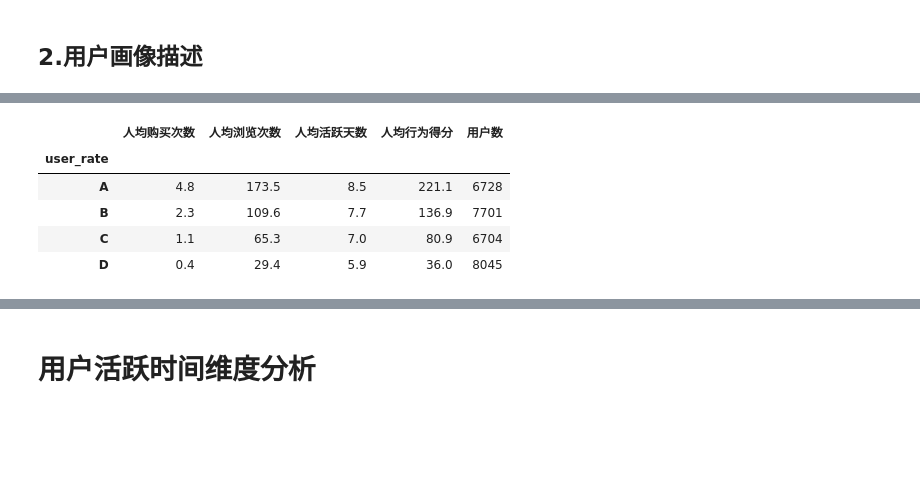
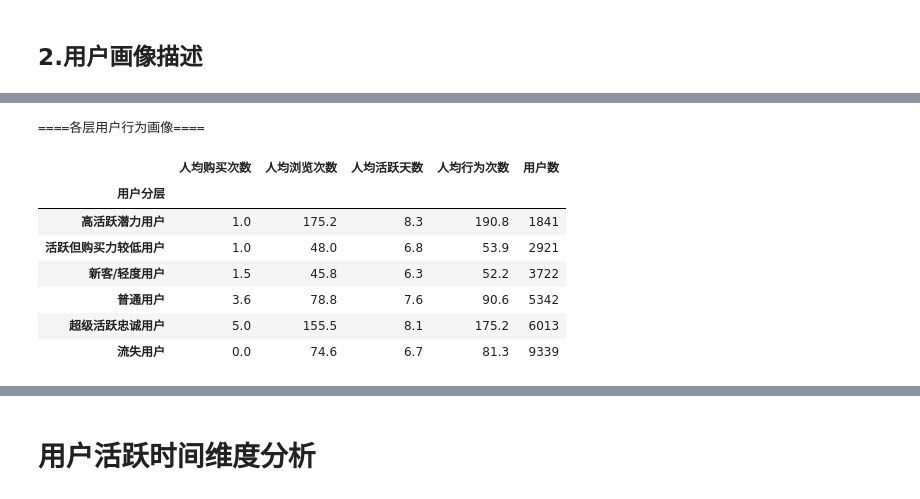
Before and after one commit to TAKA804/ECommerce-User-Analysis, a Jupyter notebook: 数分项目.ipynb, the cells around one changed output, grey strips where cells are left out. Cells and saved outputs as stored; diff of their text form; code cells hidden in the pictures; blank space fills up the shorter version.

```diff
--- a/数分项目.ipynb
+++ b/数分项目.ipynb
@@ -416,7 +452,6 @@ Name: count, dtype: int64
 # %% [markdown]
 ## 2.用户画像描述
 # %%
-#统计每一层用户的点击、加购、购买的次数，用以描绘各层用户的画像
 #各层用户行为特征画像
 user_profile = rfm.merge(
     df.groupby('用户id').agg(
@@ -428,10 +463,10 @@ user_profile = rfm.merge(
 )
 
 #按分层汇总各层用户的行为特征
-layer_profile = user_profile.groupby('user_rate').agg(
+layer_profile = user_profile.groupby('用户分层').agg(
     人均购买次数=('购买次数', 'mean'),
     人均浏览次数=('点击次数', 'mean'),
     人均活跃天数=('活跃天数', 'mean'),
-    人均行为得分=('行为加权得分', 'mean'),
+    人均行为次数=('行为次数总和', 'mean'),
     用户数=('用户id', 'count')
 ).round(1)
@@ -454,10 +473,14 @@ user_profile
 # %%
-layer_profile.sort_index(ascending=False)
+print('====各层用户行为画像====')
+layer_profile.sort_values('用户数')
 # %% [output]
+====各层用户行为画像====
-|  | 人均购买次数 | 人均浏览次数 | 人均活跃天数 | 人均行为得分 | 用户数 |
-| user_rate |  |  |  |  |  |
-| A | 4.8 | 173.5 | 8.5 | 221.1 | 6728 |
-| B | 2.3 | 109.6 | 7.7 | 136.9 | 7701 |
-| C | 1.1 | 65.3 | 7.0 | 80.9 | 6704 |
-| D | 0.4 | 29.4 | 5.9 | 36.0 | 8045 |
+|  | 人均购买次数 | 人均浏览次数 | 人均活跃天数 | 人均行为次数 | 用户数 |
+| 用户分层 |  |  |  |  |  |
+| 高活跃潜力用户 | 1.0 | 175.2 | 8.3 | 190.8 | 1841 |
+| 活跃但购买力较低用户 | 1.0 | 48.0 | 6.8 | 53.9 | 2921 |
+| 新客/轻度用户 | 1.5 | 45.8 | 6.3 | 52.2 | 3722 |
+| 普通用户 | 3.6 | 78.8 | 7.6 | 90.6 | 5342 |
+| 超级活跃忠诚用户 | 5.0 | 155.5 | 8.1 | 175.2 | 6013 |
+| 流失用户 | 0.0 | 74.6 | 6.7 | 81.3 | 9339 |
 # %% [markdown]
```
Also changed, not shown: parts of 19 cells of this notebook, 12 other files.
